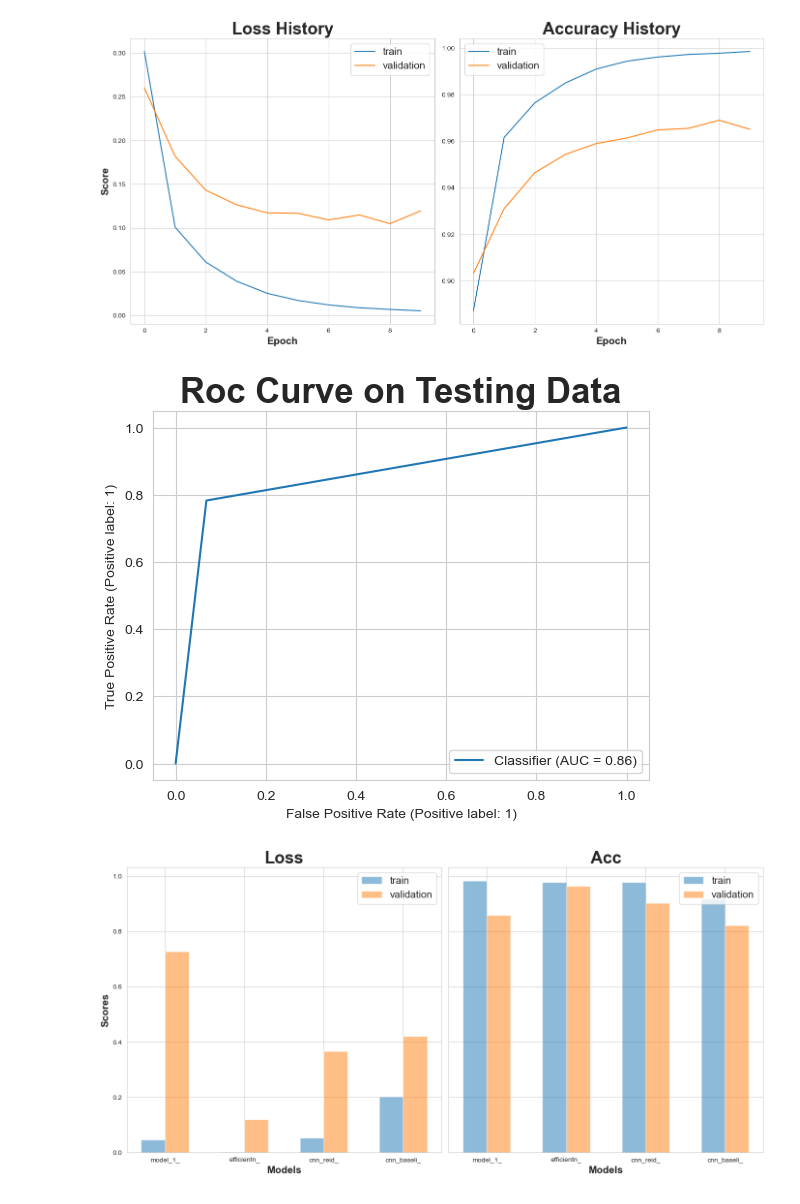
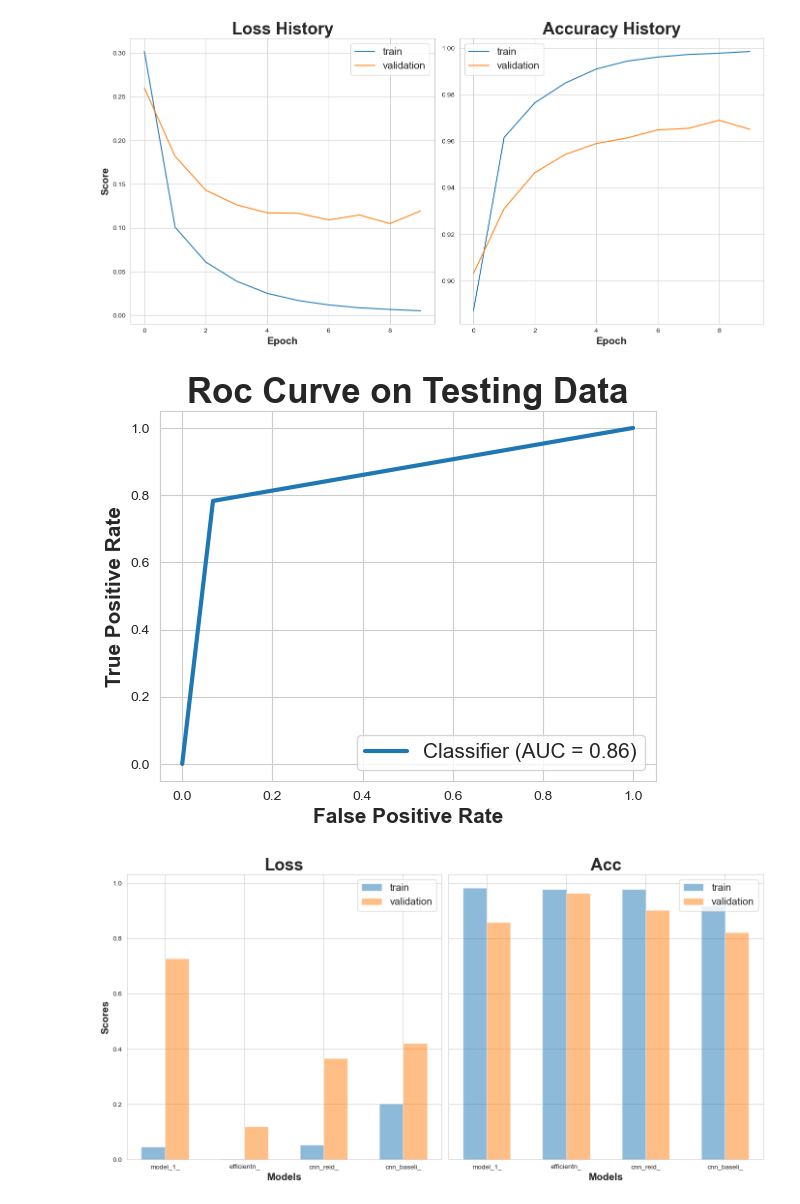
Before and after one commit to annabchox/deepfake-detector, a Jupyter notebook: Code/Main/Testing/Best_Models_NN.ipynb, the cells around one changed output. Drawn from its saved outputs; the diff is of its cells as text; code cells hidden in the pictures.

Commit message:
Updated Roc Curve

```diff
--- a/Code/Main/Testing/Best_Models_NN.ipynb
+++ b/Code/Main/Testing/Best_Models_NN.ipynb
@@ -176,11 +153,14 @@ y_true = unpacked_label_batches
 y_pred_probs = np.vstack(predicted_probs)
 y_preds = np.round(y_pred_probs)
 # %%
-RocCurveDisplay.from_predictions(y_true, y_preds)
+RocCurveDisplay.from_predictions(y_true, y_preds, linewidth=3)
 plt.title("Roc Curve on Testing Data", **config.title_font)
-# plt.savefig("../../../Images/v2b0_roc.png");
+plt.ylabel("True Positive Rate", **config.axis_title_font)
+plt.xlabel("False Positive Rate", **config.axis_title_font)
+plt.legend(**config.label_font, loc='lower right')
+plt.savefig("../../../Images/v2b0_roc.png");
 # %% [output]
-[figure, old version]
+[figure, new version]
 # %%
 def plot_bar(df, list_of_columns):
 
```
Also changed, not shown: parts of 11 cells of this notebook.
